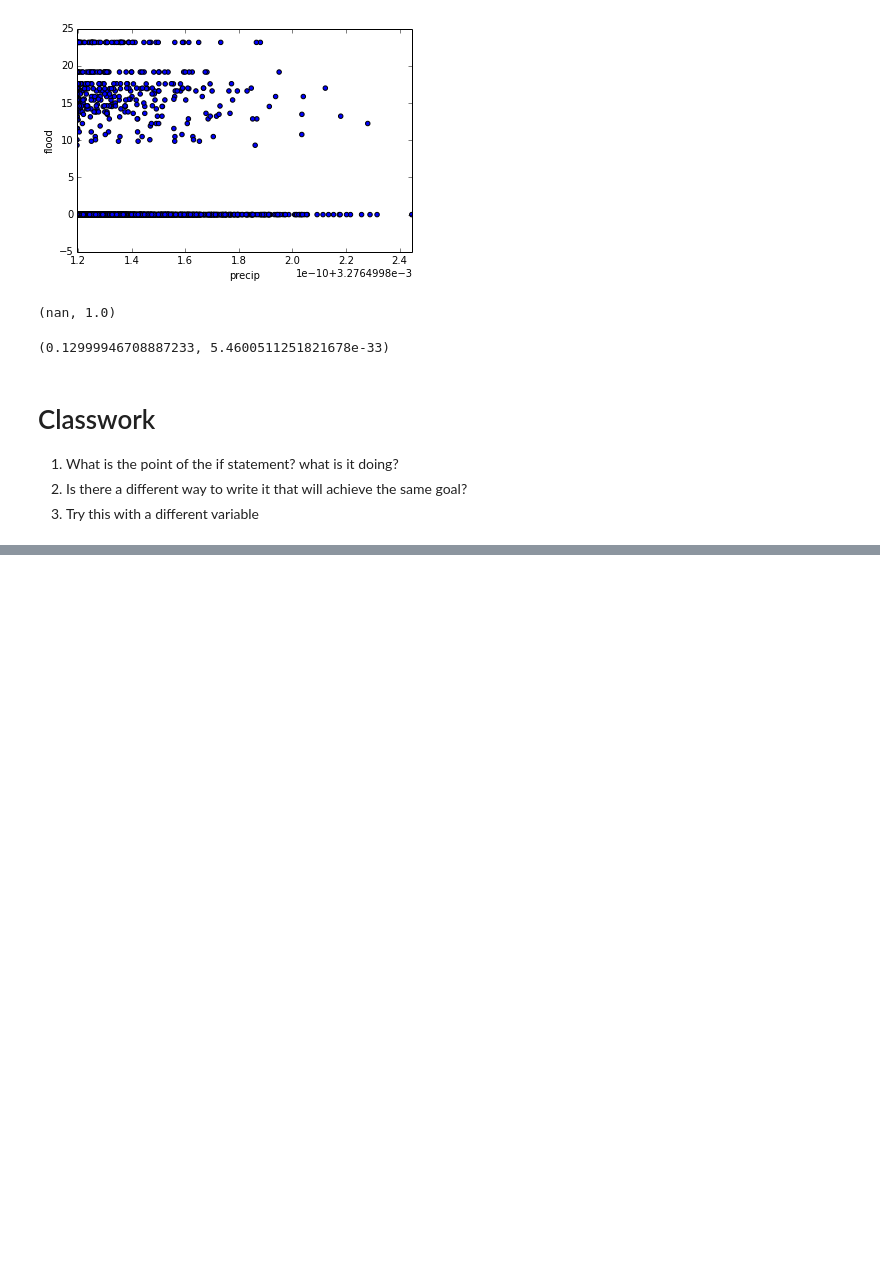
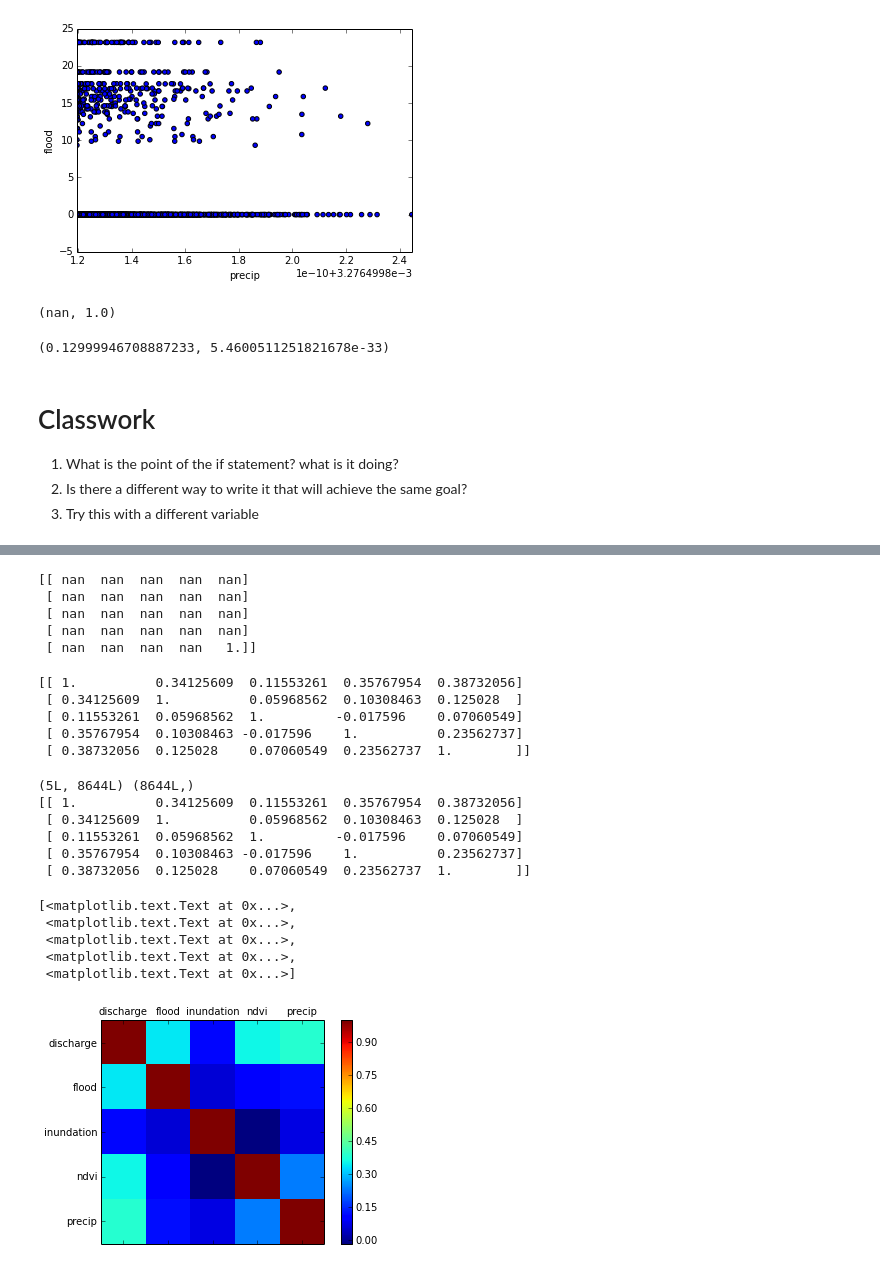
Before and after one commit to story645/EAS213, a Jupyter notebook: notebooks/class3.ipynb, the cells around one changed output, grey strips where cells are left out. Cells and saved outputs as stored; diff of their text form; code cells hidden in the pictures; blank space fills up the shorter version.

Commit message:
lecture 3 first draft

```diff
--- a/notebooks/class3.ipynb
+++ b/notebooks/class3.ipynb
@@ -120,0 +154,73 @@ print corr
+# %%
+#Is there a quick way to find the correlation between all 5 variables?
+#first package the data into an array
+varlist = ['discharge', 'flood', 'inundation', 'ndvi', 'precip']
+#make a dataframe for packaging the variables of your data
+#list comprehension
+darr = np.vstack((data[v]['Pearl'].values for v in varlist))
+#this arranges the data (variable X observation)
+#look at the documentation to see how the data should be organized
+#http://docs.scipy.org/doc/numpy-1.6.0/reference/generated/numpy.corrcoef.html
+cmat = np.corrcoef(darr)
+print cmat
+# %% [output]
+[[ nan  nan  nan  nan  nan]
+ [ nan  nan  nan  nan  nan]
+ [ nan  nan  nan  nan  nan]
+ [ nan  nan  nan  nan  nan]
+ [ nan  nan  nan  nan   1.]]
+# %%
+#Lets filter out nan
+#throw out any day where at least 1 variable is missing
+clean = []
+#transpose the data to (observation X variable)
+#because lost comprehensions go over rows
+for day in darr.T:
+    if np.isfinite(day).all():
+        clean.append(day)
+#turn into an array
+clean = np.vstack(clean)
+#clean is now (obs x var)
+#turn it into (var x obs) for corrcoef
+corr = np.corrcoef(clean.T)
+print corr
+# %% [output]
+[[ 1.          0.34125609  0.11553261  0.35767954  0.38732056]
+ [ 0.34125609  1.          0.05968562  0.10308463  0.125028  ]
+ [ 0.11553261  0.05968562  1.         -0.017596    0.07060549]
+ [ 0.35767954  0.10308463 -0.017596    1.          0.23562737]
+ [ 0.38732056  0.125028    0.07060549  0.23562737  1.        ]]
+# %%
+#simplify?
+#find all the columns where all the elements are finite
+#axis=0: true if all the rows of the column have finite elements
+mask = np.isfinite(darr).all(axis=0)
+#sanity check that they match up
+print darr.shape, mask.shape
+#for all rows, choose the columns returned by mask
+corr = np.corrcoef(darr[:, mask])
+print corr
+# %% [output]
+(5L, 8644L) (8644L,)
+[[ 1.          0.34125609  0.11553261  0.35767954  0.38732056]
+ [ 0.34125609  1.          0.05968562  0.10308463  0.125028  ]
+ [ 0.11553261  0.05968562  1.         -0.017596    0.07060549]
+ [ 0.35767954  0.10308463 -0.017596    1.          0.23562737]
+ [ 0.38732056  0.125028    0.07060549  0.23562737  1.        ]]
+# %%
+#visualize this?
+fig = plt.figure()
+ax = fig.add_subplot(1,1,1)
+im = ax.matshow(corr)
+fig.colorbar(im, ax=ax)
+ax.set_xticks(range(len(varlist)))
+ax.set_yticks(range(len(varlist)))
+ax.set_xticklabels(varlist)
+ax.set_yticklabels(varlist)
+# %% [output]
+[<matplotlib.text.Text at 0x...>,
+ <matplotlib.text.Text at 0x...>,
+ <matplotlib.text.Text at 0x...>,
+ <matplotlib.text.Text at 0x...>,
+ <matplotlib.text.Text at 0x...>]
+[figure, added]
```
Also changed, not shown: parts of 8 cells of this notebook, 1 other file.
